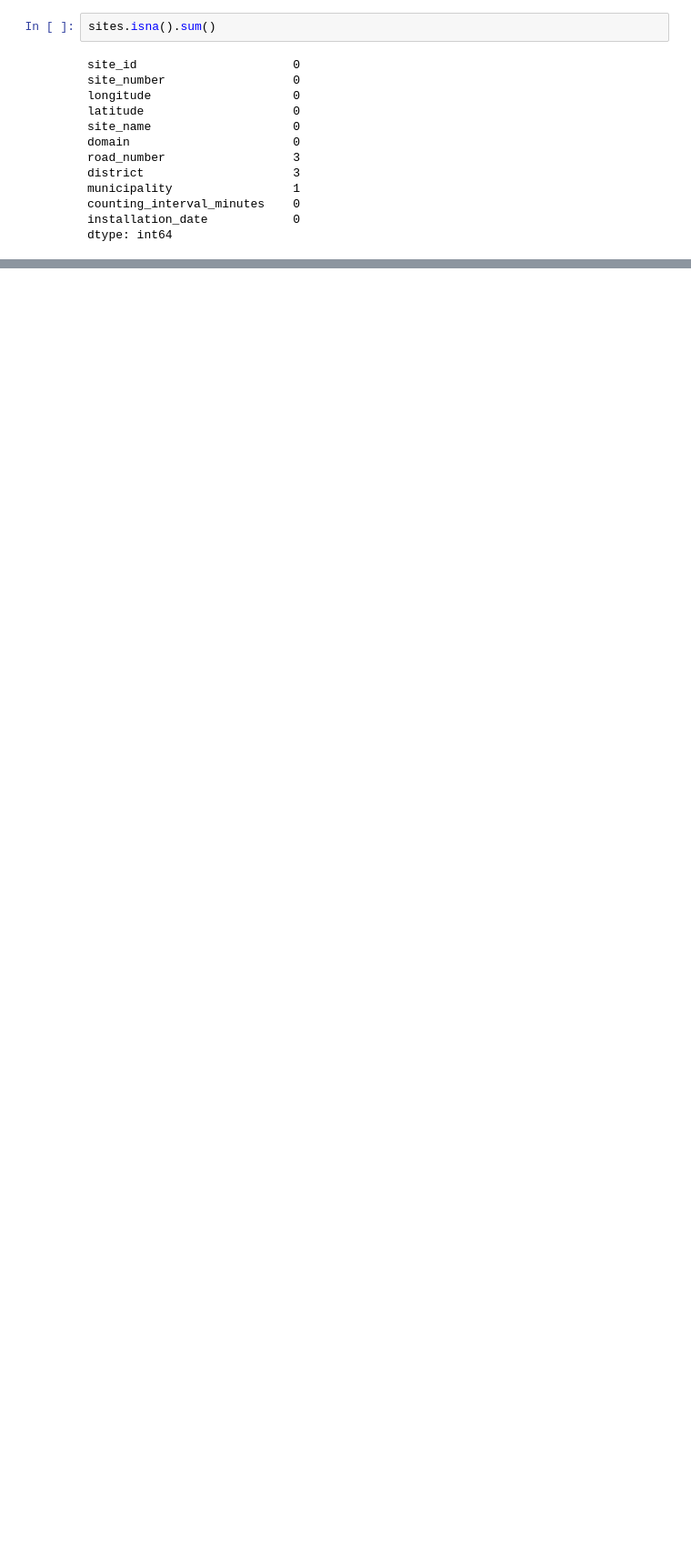
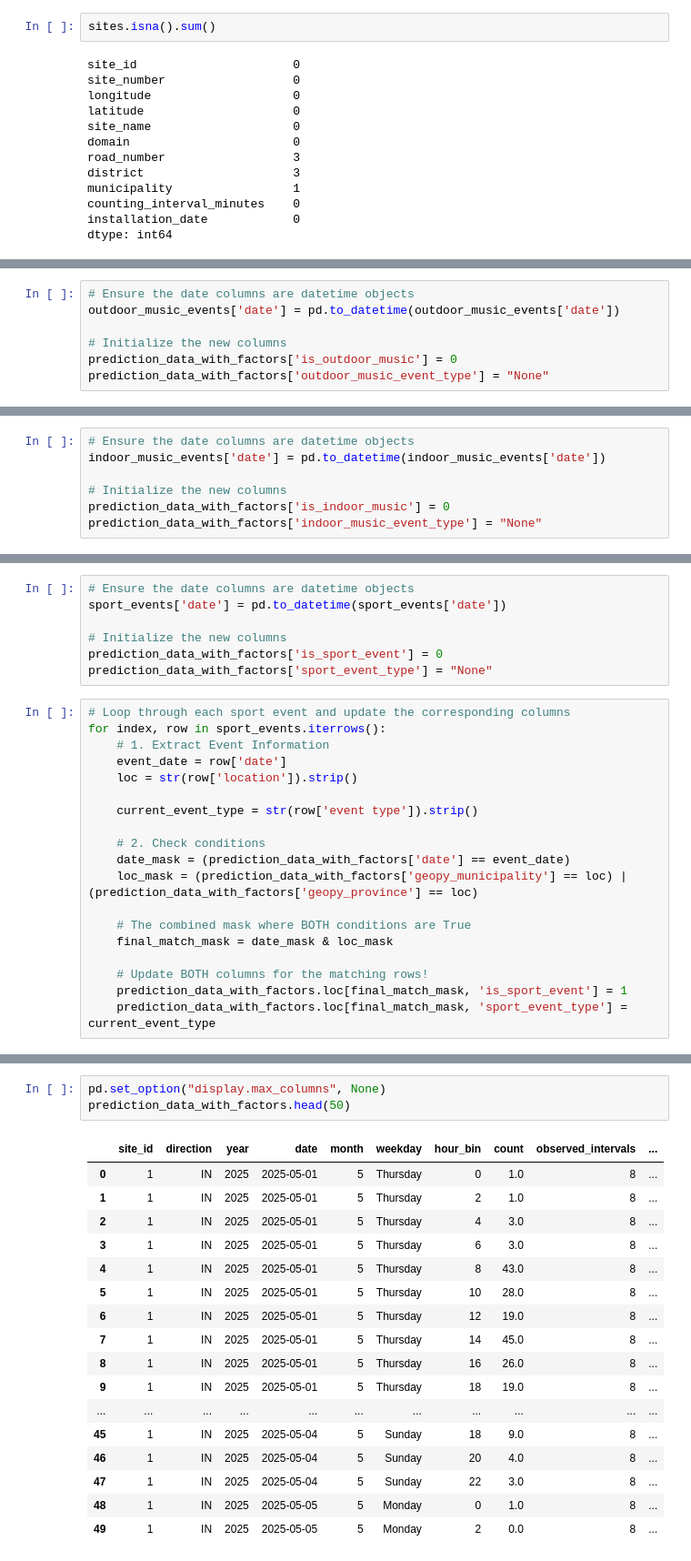
Before and after one commit to annasolodka/mda-cycling-traffic-analysis, a Jupyter notebook: notebooks/02_preprocess_counts.ipynb, the cells around one changed output, grey strips where cells are left out. Shown at 91% size. Saved outputs shown, nothing was run; the diff lists cells and outputs as text; blank space fills up the shorter version.

```diff
--- a/notebooks/02_preprocess_counts.ipynb
+++ b/notebooks/02_preprocess_counts.ipynb
@@ -1041,0 +1514,7 @@ counts_model_final[
+# %%
+# Ensure the date columns are datetime objects
+outdoor_music_events['date'] = pd.to_datetime(outdoor_music_events['date'])
+
+# Initialize the new columns
+prediction_data_with_factors['is_outdoor_music'] = 0
+prediction_data_with_factors['outdoor_music_event_type'] = "None"
@@ -1041,0 +1583,7 @@ counts_model_final[
+# %%
+# Ensure the date columns are datetime objects
+indoor_music_events['date'] = pd.to_datetime(indoor_music_events['date'])
+
+# Initialize the new columns
+prediction_data_with_factors['is_indoor_music'] = 0
+prediction_data_with_factors['indoor_music_event_type'] = "None"
@@ -1041,0 +1650,26 @@ counts_model_final[
+# %%
+# Ensure the date columns are datetime objects
+sport_events['date'] = pd.to_datetime(sport_events['date'])
+
+# Initialize the new columns
+prediction_data_with_factors['is_sport_event'] = 0
+prediction_data_with_factors['sport_event_type'] = "None"
+# %%
+# Loop through each sport event and update the corresponding columns
+for index, row in sport_events.iterrows():
+    # 1. Extract Event Information
+    event_date = row['date']
+    loc = str(row['location']).strip()
+
+    current_event_type = str(row['event type']).strip()
+
+    # 2. Check conditions
+    date_mask = (prediction_data_with_factors['date'] == event_date)
+    loc_mask = (prediction_data_with_factors['geopy_municipality'] == loc) | (prediction_data_with_factors['geopy_province'] == loc)
+
+    # The combined mask where BOTH conditions are True
+    final_match_mask = date_mask & loc_mask
+
+    # Update BOTH columns for the matching rows!
+    prediction_data_with_factors.loc[final_match_mask, 'is_sport_event'] = 1
+    prediction_data_with_factors.loc[final_match_mask, 'sport_event_type'] = current_event_type
@@ -1041,0 +1697,21 @@ counts_model_final[
+# %%
+pd.set_option("display.max_columns", None)
+prediction_data_with_factors.head(50)
+# %% [output]
+|  | site_id | direction | year | date | month | weekday | hour_bin | count | observed_intervals | ... |
+| 0 | 1 | IN | 2025 | 2025-05-01 | 5 | Thursday | 0 | 1.0 | 8 | ... |
+| 1 | 1 | IN | 2025 | 2025-05-01 | 5 | Thursday | 2 | 1.0 | 8 | ... |
+| 2 | 1 | IN | 2025 | 2025-05-01 | 5 | Thursday | 4 | 3.0 | 8 | ... |
+| 3 | 1 | IN | 2025 | 2025-05-01 | 5 | Thursday | 6 | 3.0 | 8 | ... |
+| 4 | 1 | IN | 2025 | 2025-05-01 | 5 | Thursday | 8 | 43.0 | 8 | ... |
+| 5 | 1 | IN | 2025 | 2025-05-01 | 5 | Thursday | 10 | 28.0 | 8 | ... |
+| 6 | 1 | IN | 2025 | 2025-05-01 | 5 | Thursday | 12 | 19.0 | 8 | ... |
+| 7 | 1 | IN | 2025 | 2025-05-01 | 5 | Thursday | 14 | 45.0 | 8 | ... |
+| 8 | 1 | IN | 2025 | 2025-05-01 | 5 | Thursday | 16 | 26.0 | 8 | ... |
+| 9 | 1 | IN | 2025 | 2025-05-01 | 5 | Thursday | 18 | 19.0 | 8 | ... |
+| ... | ... | ... | ... | ... | ... | ... | ... | ... | ... | ... |
+| 45 | 1 | IN | 2025 | 2025-05-04 | 5 | Sunday | 18 | 9.0 | 8 | ... |
+| 46 | 1 | IN | 2025 | 2025-05-04 | 5 | Sunday | 20 | 4.0 | 8 | ... |
+| 47 | 1 | IN | 2025 | 2025-05-04 | 5 | Sunday | 22 | 3.0 | 8 | ... |
+| 48 | 1 | IN | 2025 | 2025-05-05 | 5 | Monday | 0 | 1.0 | 8 | ... |
+| 49 | 1 | IN | 2025 | 2025-05-05 | 5 | Monday | 2 | 0.0 | 8 | ... |
```
Also changed, not shown: parts of 79 cells of this notebook, 1 other file.
